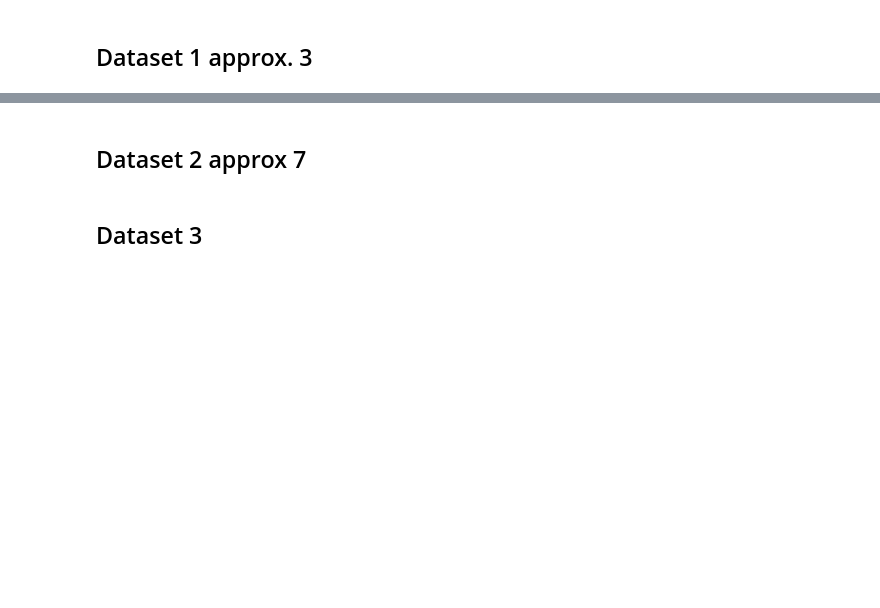
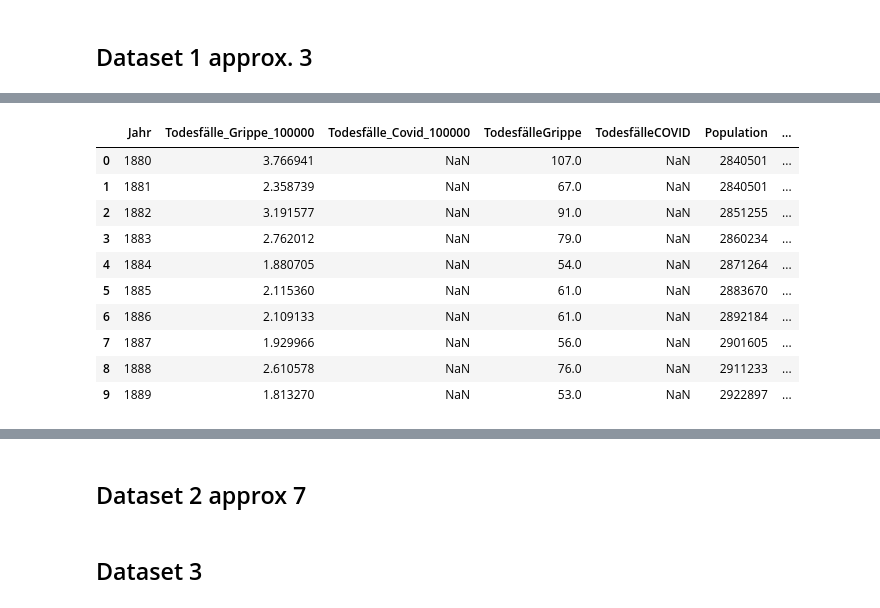
Before and after one commit to plospen1/Project_PODSV, a Jupyter notebook: src/data_visualisation.ipynb, the cells around one changed output, grey strips where cells are left out. Cells and saved outputs as stored; diff of their text form; code cells hidden in the pictures; blank space fills up the shorter version.

```diff
--- a/src/data_visualisation.ipynb
+++ b/src/data_visualisation.ipynb
@@ -11 +29,15 @@ data_set3 = pd.read_excel("../Data/3_Todesursachen Schweiz ohne Alter 1876-2002.
+# %%
+data_set1.head(10)
+# %% [output]
+|  | Jahr | Todesfälle_Grippe_100000 | Todesfälle_Covid_100000 | TodesfälleGrippe | TodesfälleCOVID | Population | ... |
+| 0 | 1880 | 3.766941 | NaN | 107.0 | NaN | 2840501 | ... |
+| 1 | 1881 | 2.358739 | NaN | 67.0 | NaN | 2840501 | ... |
+| 2 | 1882 | 3.191577 | NaN | 91.0 | NaN | 2851255 | ... |
+| 3 | 1883 | 2.762012 | NaN | 79.0 | NaN | 2860234 | ... |
+| 4 | 1884 | 1.880705 | NaN | 54.0 | NaN | 2871264 | ... |
+| 5 | 1885 | 2.115360 | NaN | 61.0 | NaN | 2883670 | ... |
+| 6 | 1886 | 2.109133 | NaN | 61.0 | NaN | 2892184 | ... |
+| 7 | 1887 | 1.929966 | NaN | 56.0 | NaN | 2901605 | ... |
+| 8 | 1888 | 2.610578 | NaN | 76.0 | NaN | 2911233 | ... |
+| 9 | 1889 | 1.813270 | NaN | 53.0 | NaN | 2922897 | ... |
 # %%
```
Also changed, not shown: parts of 7 cells of this notebook.
